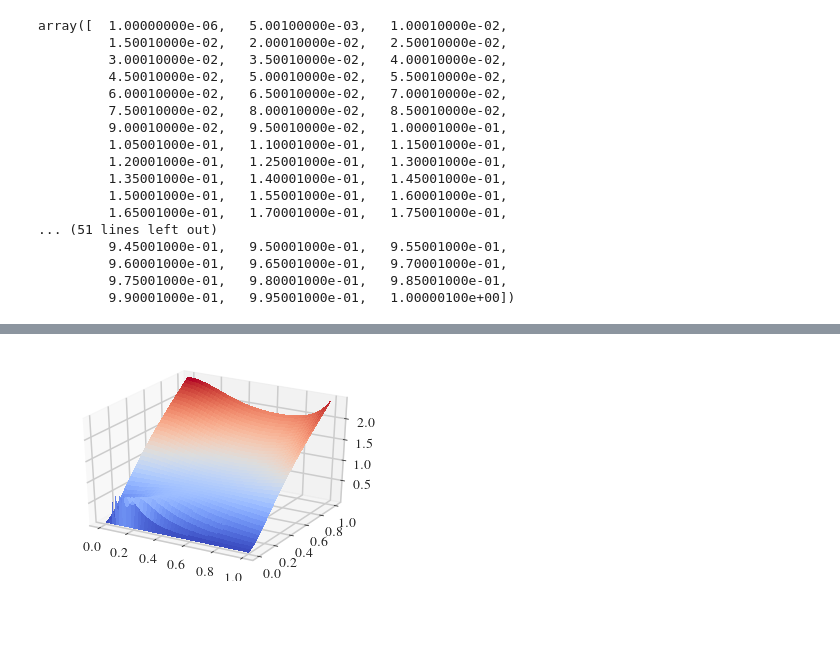
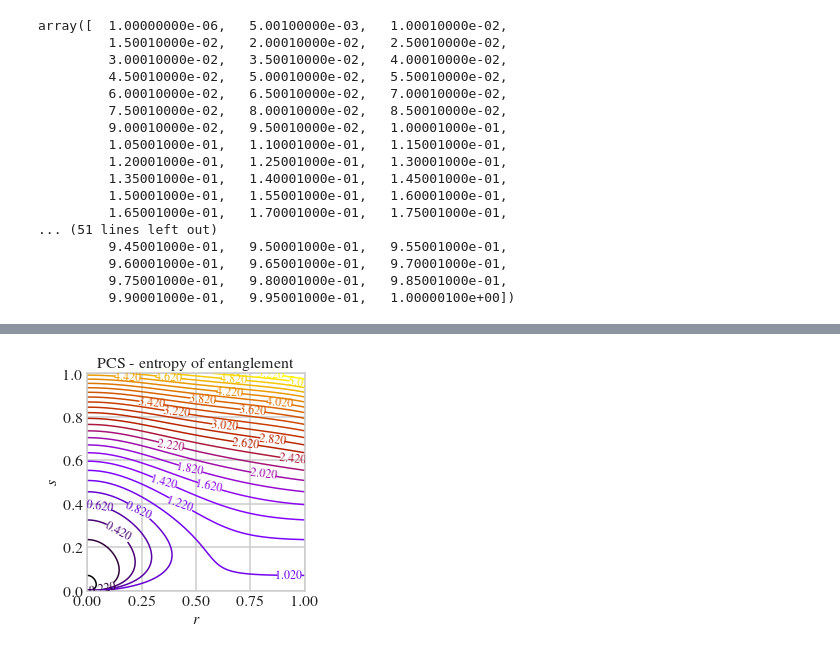
Before and after one commit to lffan/quantum_illumination, a Jupyter notebook: ipynbs/Experiment_4_Symmetrical_PCS_Attributes-test.ipynb, the cells around one changed output, grey strips where cells are left out. Cells and saved outputs as stored; diff of their text form; code cells hidden in the pictures; blank space fills up the shorter version.

```diff
--- a/ipynbs/Experiment_4_Symmetrical_PCS_Attributes-test.ipynb
+++ b/ipynbs/Experiment_4_Symmetrical_PCS_Attributes-test.ipynb
@@ -113,11 +114,12 @@ plt.show()
-# %%
-from mpl_toolkits.mplot3d import Axes3D
-from matplotlib import cm
-
-fig = plt.figure()
-ax = fig.gca(projection='3d')
-# Plot the surface.
-surf = ax.plot_surface(rs, ss, vn, cmap=cm.coolwarm, linewidth=0, antialiased=False)
-plt.show()
-# %% [output]
-[figure, removed]
+# %%
+fig = plt.contour(rs, ss, nb,
+                  levels=np.arange(0.02, 5.42, 0.2),
+                  cmap='gnuplot')
+plt.clabel(fig, inline=1, fontsize=12)
+plt.axes().set_aspect('equal')
+plt.title('PCS - entropy of entanglement')
+plt.xlabel('$r$')
+plt.ylabel('$s$')
+plt.show()
+# %% [output]
+[figure, added]
```
Also changed, not shown: parts of 9 cells of this notebook, 17 other files.
